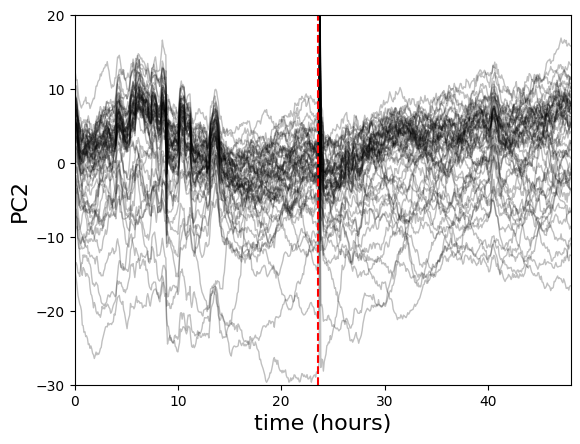
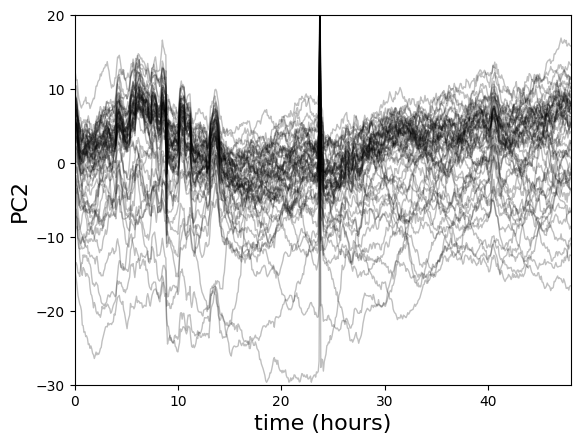
Code edit (unified diff) that turned the first committed figure into the second:
--- before
+++ after
@@ -6,5 +6,5 @@
 plt.xlim([0,(num_t)*5//60])
 plt.ylim([-30,20])
-plt.vlines(5*t_change/60,-30,20,color='r',linestyles='dashed')
+#plt.vlines(5*t_change/60,-30,20,color='r',linestyles='dashed')
 #plt.vlines(530/60,-20,25,color='b',linestyles='dashed')
 plt.xlabel("time (hours)", fontsize=16)

Commit: Model prediction on bright field MAE features added